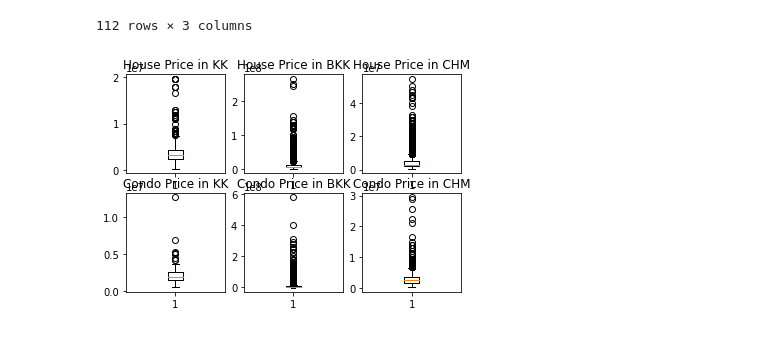
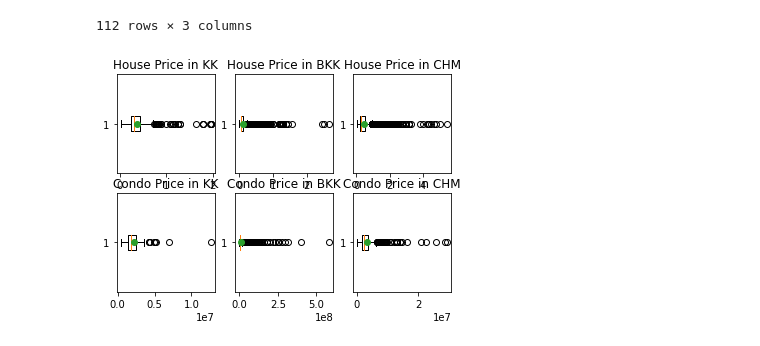
Before and after one commit to nxxk23/BasicProg_DataViz65, a Jupyter notebook: DataViz02_Data_Distribution_.ipynb, the cells around one changed output. Drawn from its saved outputs; the diff is of its cells as text; code cells hidden in the pictures.

```diff
--- a/DataViz02_Data_Distribution_.ipynb
+++ b/DataViz02_Data_Distribution_.ipynb
@@ -608,28 +608,28 @@ cdkk
 from matplotlib import pyplot as plt
 # %%
 plt.subplot(2,3,1)
-KKH = plt.boxplot(hkk['price_min_x'])
+KKH = plt.boxplot(hkk['price_min_x'],vert=False,showmeans=True,meanprops={'marker':'o'})
 plt.title('House Price in KK');
 #plot ราคาบ้านขอนแก่น
 plt.subplot(2,3,2)
-BKKH = plt.boxplot(hbkk['price_min_x'])
+BKKH = plt.boxplot(hbkk['price_min_x'],vert=False,showmeans=True,meanprops={'marker':'o'})
 plt.title('House Price in BKK');
 #plot ราคาบ้านกรุงเทพ
 plt.subplot(2,3,3)
-CMH = plt.boxplot(hcm['price_min_x'])
+CMH = plt.boxplot(hcm['price_min_x'],vert=False,showmeans=True,meanprops={'marker':'o'})
 plt.title('House Price in CHM');
 #plot ราคาบ้านเชียงใหม่
 plt.subplot(2,3,4)
-KKCD = plt.boxplot(cdkk['price_min_x'])
+KKCD = plt.boxplot(cdkk['price_min_x'],vert=False,showmeans=True,meanprops={'marker':'o'})
 plt.title('Condo Price in KK');
 #plot ราคาคอนโดขอนแก่น
 plt.subplot(2,3,5)
-BKKCD = plt.boxplot(cdbkk['price_min_x'])
+BKKCD = plt.boxplot(cdbkk['price_min_x'],vert=False,showmeans=True,meanprops={'marker':'o'})
 plt.title('Condo Price in BKK');
 #plot ราคาคอนโดกรุงเทพ
 plt.subplot(2,3,6)
-CMCD = plt.boxplot(cdcm['price_min_x'])
+CMCD = plt.boxplot(cdcm['price_min_x'],vert=False,showmeans=True,meanprops={'marker':'o'})
 plt.title('Condo Price in CHM');
 #plot ราคาคอนโดเชียงใหม่
 # %% [output]
-[figure, old version]
+[figure, new version]
```
